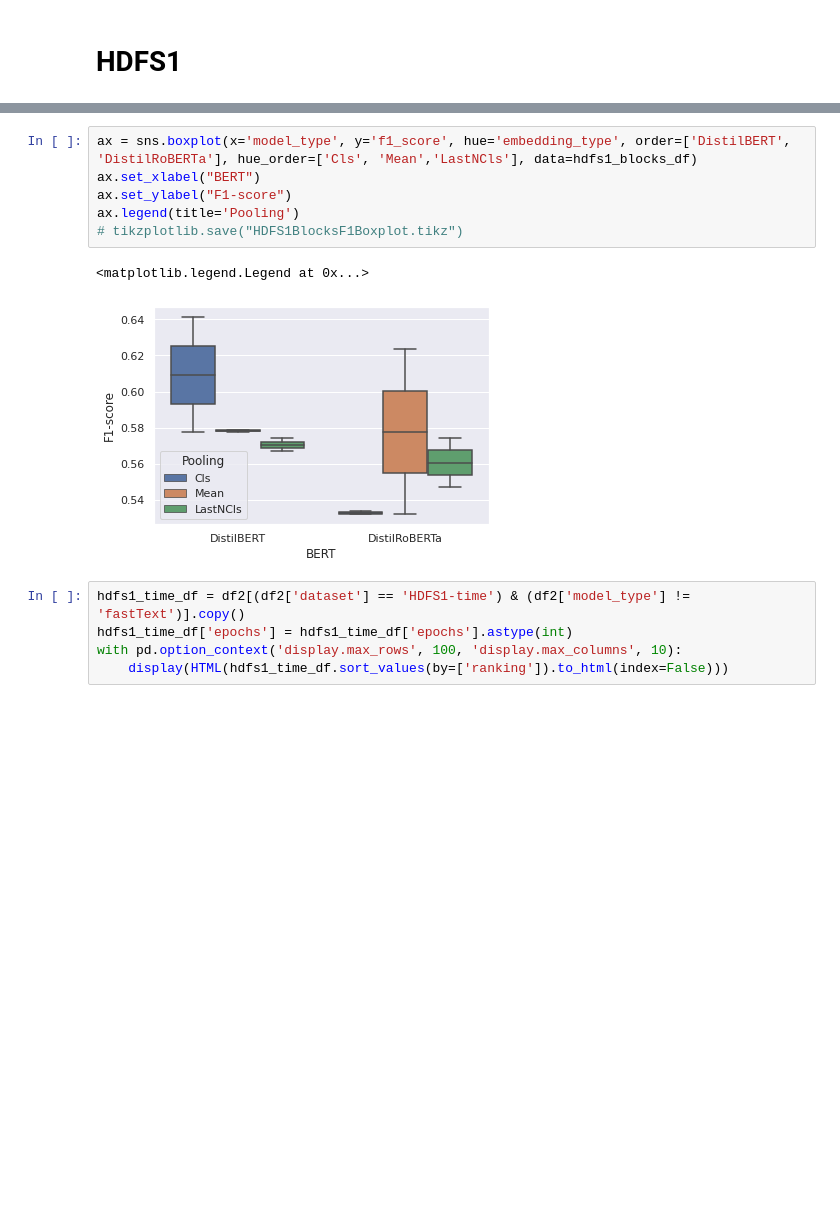
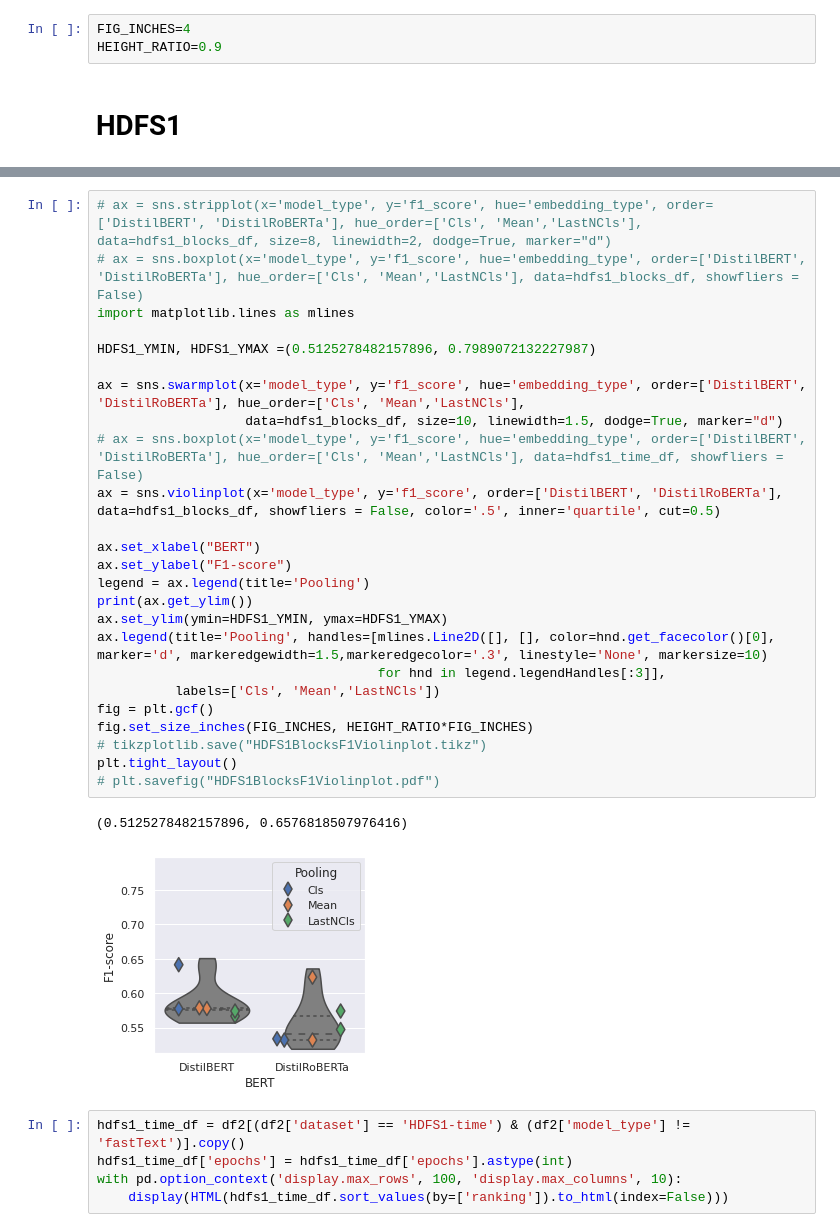
Before and after one commit to LogAnalysisTeam/ml4logs, a Jupyter notebook: notebooks/Experiment-results.ipynb, the cells around one changed output, grey strips where cells are left out. Saved outputs shown, nothing was run; the diff lists cells and outputs as text; blank space fills up the shorter version.

```diff
--- a/notebooks/Experiment-results.ipynb
+++ b/notebooks/Experiment-results.ipynb
@@ -308,6 +327,9 @@ with pd.option_context('display.max_rows', 100, 'display.max_columns', 15):
 | 52 | 65 | DistilRoBERTa | Mean | 1T | 5.0 | Mix Concat | 0.776639 | 0.450119 | 0.569925 | ... |
 | 63 | 54 | DistilRoBERTa | Mean | 2T | 5.0 | Mix SmartAvg | 0.773946 | 0.479810 | 0.592375 | ... |
 | 66 | 22 | DistilRoBERTa | Mean | 2T | 3.0 | Mix SmartAvg | 0.791159 | 0.616390 | 0.692924 | ... |
+# %%
+FIG_INCHES=4
+HEIGHT_RATIO=0.9
 # %% [markdown]
 # HDFS1
 # %%
@@ -329,15 +351,34 @@ with pd.option_context('display.max_rows', 100, 'display.max_columns', 10):
 | 71 | DistilRoBERTa | Cls | 2T | 4 | HDFS1-blocks | 0.995138 | 0.364608 | 0.533681 | 0.596595 | ... |
 | 72 | DistilRoBERTa | Mean | 2T | 4 | HDFS1-blocks | 1.000000 | 0.362233 | 0.531822 | 0.596150 | ... |
 | 73 | DistilRoBERTa | Cls | 1T | 4 | HDFS1-blocks | 1.000000 | 0.362233 | 0.531822 | 0.596150 | ... |
-# %%
-ax = sns.boxplot(x='model_type', y='f1_score', hue='embedding_type', order=['DistilBERT', 'DistilRoBERTa'], hue_order=['Cls', 'Mean','LastNCls'], data=hdfs1_blocks_df)
-ax.set_xlabel("BERT")
-ax.set_ylabel("F1-score")
-ax.legend(title='Pooling')
-# tikzplotlib.save("HDFS1BlocksF1Boxplot.tikz")
-# %% [output]
-<matplotlib.legend.Legend at 0x...>
-[figure, removed]
+# %%
+# ax = sns.stripplot(x='model_type', y='f1_score', hue='embedding_type', order=['DistilBERT', 'DistilRoBERTa'], hue_order=['Cls', 'Mean','LastNCls'], data=hdfs1_blocks_df, size=8, linewidth=2, dodge=True, marker="d")
+# ax = sns.boxplot(x='model_type', y='f1_score', hue='embedding_type', order=['DistilBERT', 'DistilRoBERTa'], hue_order=['Cls', 'Mean','LastNCls'], data=hdfs1_blocks_df, showfliers = False)
+import matplotlib.lines as mlines
+
+HDFS1_YMIN, HDFS1_YMAX =(0.5125278482157896, 0.7989072132227987)
+
+ax = sns.swarmplot(x='model_type', y='f1_score', hue='embedding_type', order=['DistilBERT', 'DistilRoBERTa'], hue_order=['Cls', 'Mean','LastNCls'],
+                   data=hdfs1_blocks_df, size=10, linewidth=1.5, dodge=True, marker="d")
+# ax = sns.boxplot(x='model_type', y='f1_score', hue='embedding_type', order=['DistilBERT', 'DistilRoBERTa'], hue_order=['Cls', 'Mean','LastNCls'], data=hdfs1_time_df, showfliers = False)
+ax = sns.violinplot(x='model_type', y='f1_score', order=['DistilBERT', 'DistilRoBERTa'], data=hdfs1_blocks_df, showfliers = False, color='.5', inner='quartile', cut=0.5)
+
+ax.set_xlabel("BERT")
+ax.set_ylabel("F1-score")
+legend = ax.legend(title='Pooling')
+print(ax.get_ylim())
+ax.set_ylim(ymin=HDFS1_YMIN, ymax=HDFS1_YMAX)
+ax.legend(title='Pooling', handles=[mlines.Line2D([], [], color=hnd.get_facecolor()[0], marker='d', markeredgewidth=1.5,markeredgecolor='.3', linestyle='None', markersize=10)
+                                    for hnd in legend.legendHandles[:3]],
+          labels=['Cls', 'Mean','LastNCls'])
+fig = plt.gcf()
+fig.set_size_inches(FIG_INCHES, HEIGHT_RATIO*FIG_INCHES)
+# tikzplotlib.save("HDFS1BlocksF1Violinplot.tikz")
+plt.tight_layout()
+# plt.savefig("HDFS1BlocksF1Violinplot.pdf")
+# %% [output]
+(0.5125278482157896, 0.6576818507976416)
+[figure, added]
 # %%
 hdfs1_time_df = df2[(df2['dataset'] == 'HDFS1-time') & (df2['model_type'] != 'fastText')].copy()
 hdfs1_time_df['epochs'] = hdfs1_time_df['epochs'].astype(int)
```
Also changed, not shown: parts of 31 cells of this notebook, 1 other file.
